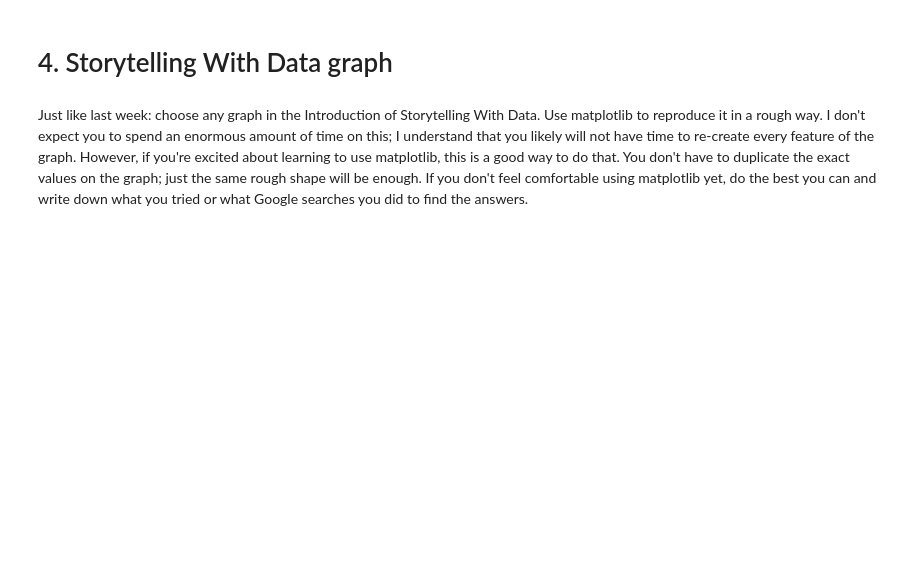
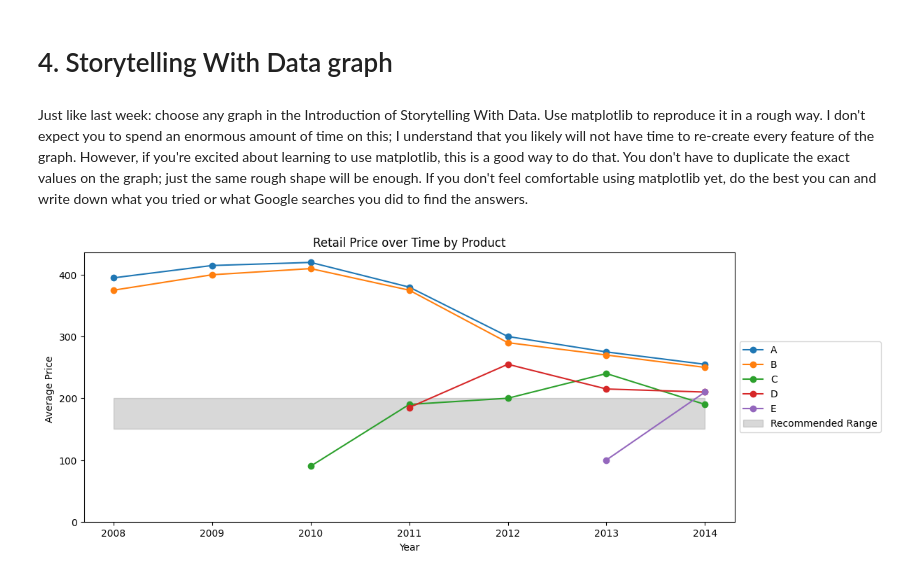
Before and after one commit to mclevel/699---AI-for-leaders, a Jupyter notebook: Week2.ipynb, the cells around one changed output. Cells and saved outputs as stored; diff of their text form; code cells hidden in the pictures; blank space fills up the shorter version.

```diff
--- a/Week2.ipynb
+++ b/Week2.ipynb
@@ -234,0 +249,35 @@ Just like last week: choose any graph in the Introduction of Storytelling With D
+# %%
+#Data
+data4 = {
+"Year" : [2008, 2009, 2010, 2011, 2012, 2013, 2014],
+"A" : [395, 415, 420, 380, 300, 275, 255],
+"B" : [375, 400, 410, 375, 290, 270, 250],
+"C" : [None, None, 90, 190, 200, 240, 190],
+"D" : [None, None, None, 185, 255, 215, 210],
+"E" : [None, None, None, None, None,100, 210]
+}
+
+df4 = pd.DataFrame(data4)
+df4.interpolate(inplace=True)
+
+#Highlight work
+high_min = 150
+high_max = 200
+
+#Graphing
+fig, ax = plt.subplots(figsize=(12, 5))
+
+for column in df4.columns[1:]:
+    ax.plot(df4["Year"], df4[column], marker="o", linestyle="-", label=column)
+
+ax.fill_between(df4["Year"], high_min, high_max, color='gray', alpha=0.3, label="Recommended Range")
+ax.set_xlabel("Year")
+ax.set_ylabel("Average Price ")
+ax.set_title("Retail Price over Time by Product")
+ax.set_xticks(df4["Year"])
+ax.set_yticks(np.arange(0, 500, 100))
+ax.legend(loc="center left", bbox_to_anchor=(1, 0.5))
+
+plt.show()
+# %% [output]
+[figure, added]
```
Also changed, not shown: parts of 4 cells of this notebook.
